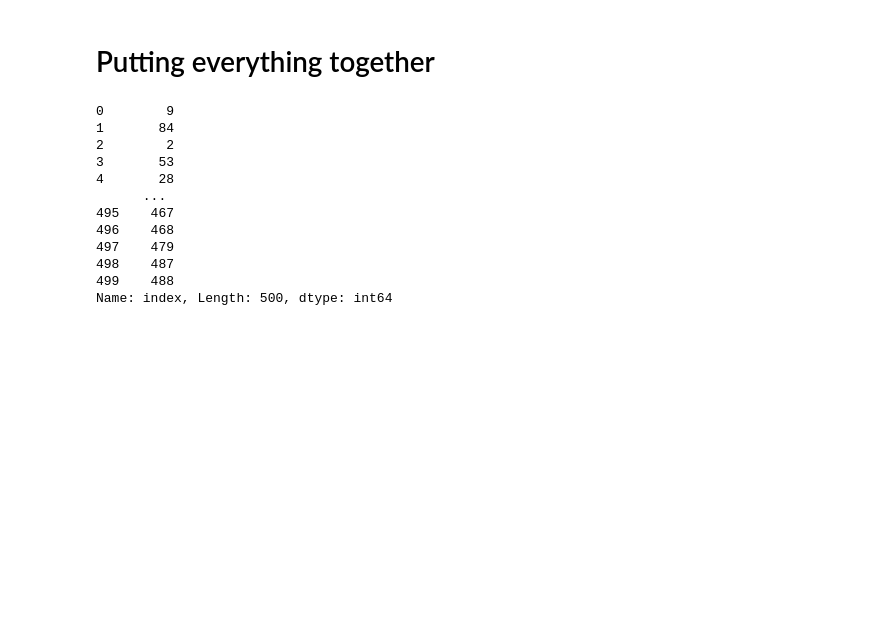
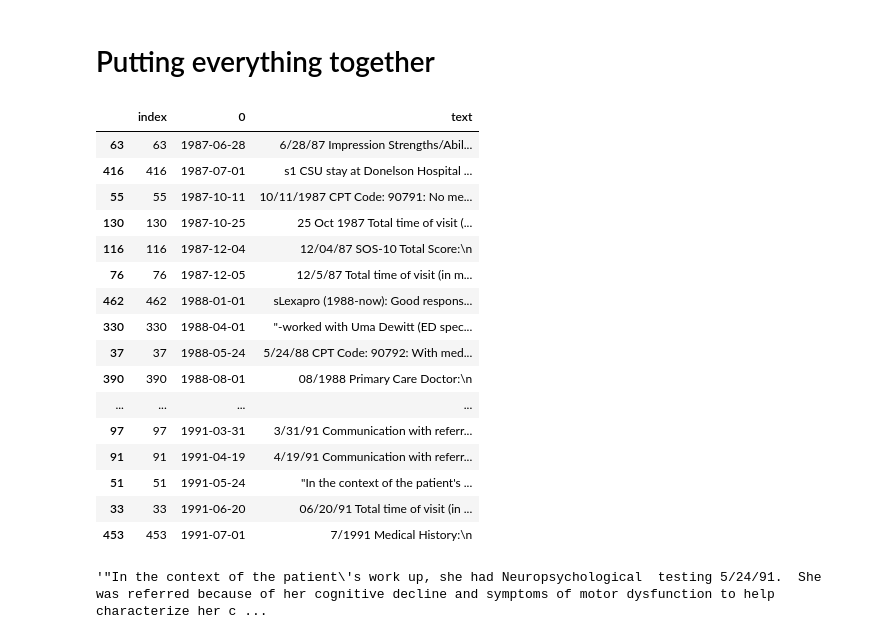
Before and after one commit to Jasc94/Coursera_AppliedDataScience_Specialization, a Jupyter notebook: 4_TextMining/assignment1_2.ipynb, the cells around one changed output. Cells and saved outputs as stored; diff of their text form; code cells hidden in the pictures; blank space fills up the shorter version.

```diff
--- a/4_TextMining/assignment1_2.ipynb
+++ b/4_TextMining/assignment1_2.ipynb
@@ -207,6 +223,7 @@ def date_sorter():
     import numpy as np
     from datetime import datetime
 
+    ######################################## GET DATES ########################################
     def matcher(x):
         # For later use
         month_mapper = {
@@ -340,26 +357,72 @@ def date_sorter():
                             except:
                                 return np.nan
 
+    ######################################## PROCESSING ########################################
     def to_time(x):
         try:
             return datetime.strptime(x, "%m/%d/%Y")
         except:
             return np.nan
 
-    df2 = df.apply(lambda x: to_time(matcher(x))).sort_values().reset_index()
-    return df2["index"]
+    # 1) GET DATES
+    df2 = df.apply(lambda x: matcher(x))
+
+    # 2) CLEAN OUTLIERS
+    df2[235] = "10/01/2015"
+    df2[245] = "11/01/1990"
+    df2[256] = "08/01/1988"
+    df2[281] = "08/01/2004"
+    df2[283] = "02/01/1977"
+    df2[285] = "09/01/1977"
+    df2[298] = "01/01/1993"
+    df2[313] = "12/01/1978"
+    df2[333] = "11/01/1997"
+    df2[459] = "01/01/1998"
+    df2[460] = "01/01/2012"
+    df2[461] = "01/01/1991"
+    df2[467] = "01/01/2011"
+    df2[468] = "01/01/1997"
+    df2[479] = "01/01/1996"
+    df2[487] = "01/01/1992"
+    df2[488] = "01/01/1977"
+
+    # 3) TRANSFORM INTO DATE FORMAT
+    df2 = df2.apply(lambda x: to_time(x))
+
+    # 4) SORTING DATA
+    df2 = df2.reset_index()
+    # ordered_df = df2.copy()
+
+    # ordered_df = ordered_df.sort_values(by = 0)
+    # ordered_df.insert(0, "position", range(len(ordered_df)))
+    # full_df = pd.merge(df2, ordered_df, how = "inner", on = "index")
+    # full_df["text"] = df
+
+    # return full_df.position
+    #return df2.sort_values(by = 0).index
+    df2["text"] = df
+    return df2.sort_values(by = 0)
 # %%
-date_sorter()
+date_sorter()[200:250]
 # %% [output]
-0        9
-1       84
-2        2
-3       53
-4       28
-      ...
-495    467
-496    468
-497    479
-498    487
-499    488
-Name: index, Length: 500, dtype: int64
+|  | index | 0 | text |
+| 63 | 63 | 1987-06-28 | 6/28/87 Impression Strengths/Abil... |
+| 416 | 416 | 1987-07-01 | s1 CSU stay at Donelson Hospital ... |
+| 55 | 55 | 1987-10-11 | 10/11/1987 CPT Code: 90791: No me... |
+| 130 | 130 | 1987-10-25 | 25 Oct 1987 Total time of visit (... |
+| 116 | 116 | 1987-12-04 | 12/04/87 SOS-10 Total Score:\n |
+| 76 | 76 | 1987-12-05 | 12/5/87 Total time of visit (in m... |
+| 462 | 462 | 1988-01-01 | sLexapro (1988-now): Good respons... |
+| 330 | 330 | 1988-04-01 | "-worked with Uma Dewitt (ED spec... |
+| 37 | 37 | 1988-05-24 | 5/24/88 CPT Code: 90792: With med... |
+| 390 | 390 | 1988-08-01 | 08/1988 Primary Care Doctor:\n |
+| ... | ... | ... | ... |
+| 97 | 97 | 1991-03-31 | 3/31/91 Communication with referr... |
+| 91 | 91 | 1991-04-19 | 4/19/91 Communication with referr... |
+| 51 | 51 | 1991-05-24 | "In the context of the patient's ... |
+| 33 | 33 | 1991-06-20 | 06/20/91 Total time of visit (in ... |
+| 453 | 453 | 1991-07-01 | 7/1991 Medical History:\n |
+# %%
+date_sorter().loc[51, "text"]
+# %% [output]
+'"In the context of the patient\'s work up, she had Neuropsychological  testing 5/24/91.  She was referred because of her cognitive decline and symptoms of motor dysfunction to help characterize her c ...
```
Also changed, not shown: parts of 3 cells of this notebook, 2 other files.
